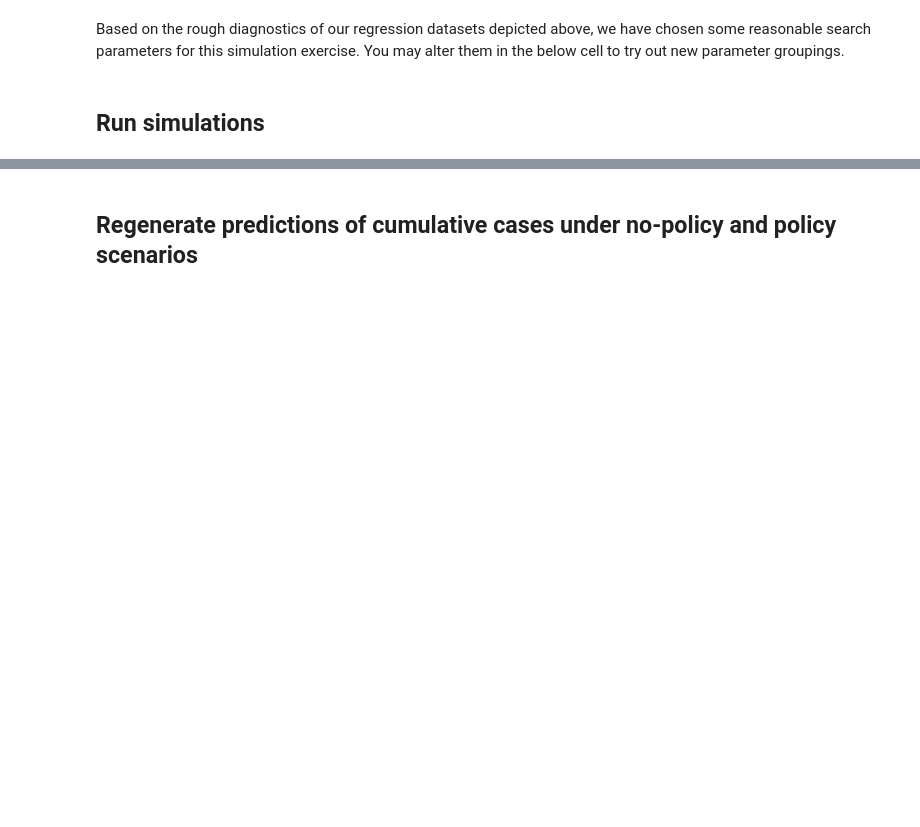
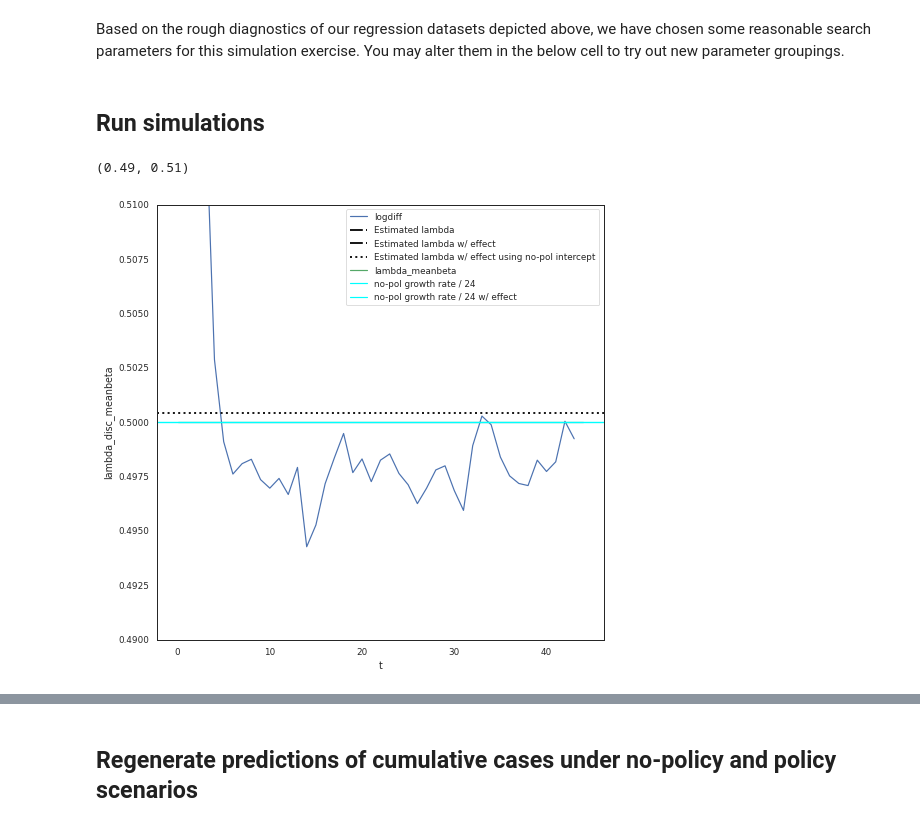
Before and after one commit to Global-Policy-Lab/gpl-covid, a Jupyter notebook: notebooks/iwb-robustness-sims.ipynb, the cells around one changed output, grey strips where cells are left out. Drawn from its saved outputs; the diff is of its cells as text; code cells hidden in the pictures; blank space fills up the shorter version.

```diff
--- a/notebooks/iwb-robustness-sims.ipynb
+++ b/notebooks/iwb-robustness-sims.ipynb
@@ -196,3 +203,15 @@ reg_dir.mkdir(parents=True, exist_ok=True)
+# %%
+strs = []
+sds = [beta_noise_sd, gamma_noise_sd, sigma_noise_sd]
+for nx,n in enumerate([beta_noise_on, gamma_noise_on, sigma_noise_on]):
+    if n=="exponential":
+        strs.append("Exp")
+    elif n=="normal":
+        strs.append(sds[nx])
+    elif not n:
+        strs.append(0)
+reg_dir = out_home / "betaNoise_{}_gammaNoise_{}_sigmaNoise_{}".format(*strs)
+reg_dir.mkdir(parents=True, exist_ok=True)
 # %% [markdown]
 ## Run simulations
 # %%
@@ -236,2 +255,30 @@ for m in DGP_models:
             )
         )
+# %%
+estimates_ds, daily_ds = reg_res_ds["SEIR"][0]
+this_eds = estimates_ds.isel(gamma=0, sigma=0).sel(LHS="I")
+this_dds = daily_ds.isel(gamma=0, sigma=0).sel(LHS="I")
+logdiff = np.log(estimates_ds.I).diff("t",1)
+true_lambda_est = estimates_ds.intercept_true.isel(sigma=0, gamma=0).item()
+lambda_meanbeta = estimates_ds.lambda_disc_meanbeta.mean("sample")
+true_effect_est = estimates_ds.effect_true.isel(sigma=0, gamma=0).item()
+true_lambda_est_d = daily_ds.intercept_true.isel(sigma=0, gamma=0).item()
+lambda_meanbeta_d = daily_ds.lambda_disc_meanbeta.mean("sample")
+true_effect_est_d = daily_ds.effect_true.isel(sigma=0, gamma=0).item()
+# %%
+plt.figure(figsize=(8,8))
+daily_ds.logdiff.isel(gamma=0, sigma=0).sel(LHS="I").mean(dim="sample").plot(label="logdiff")
+
+plt.axhline(true_lambda_est_d, color='k', label="Estimated lambda", linestyle="-.", linewidth=2)
+plt.axhline(true_lambda_est_d+true_effect_est_d, color='k', label="Estimated lambda w/ effect", linestyle="-.", linewidth=2)
+plt.axhline(no_policy_growth_rate + true_effect_est_d, color='k', label="Estimated lambda w/ effect using no-pol intercept", linestyle=":", linewidth=2)
+
+lambda_meanbeta_d.plot(label="lambda_meanbeta", color="g")
+plt.axhline(no_policy_growth_rate, label="no-pol growth rate / 24", color="cyan")
+plt.axhline(no_policy_growth_rate+p_effects[0], label="no-pol growth rate / 24 w/ effect", color="cyan")
+plt.legend()
+
+plt.ylim(.49,.51)
+# %% [output]
+(0.49, 0.51)
+[figure, added]
```
Also changed, not shown: parts of 15 cells of this notebook, 2 other files.
